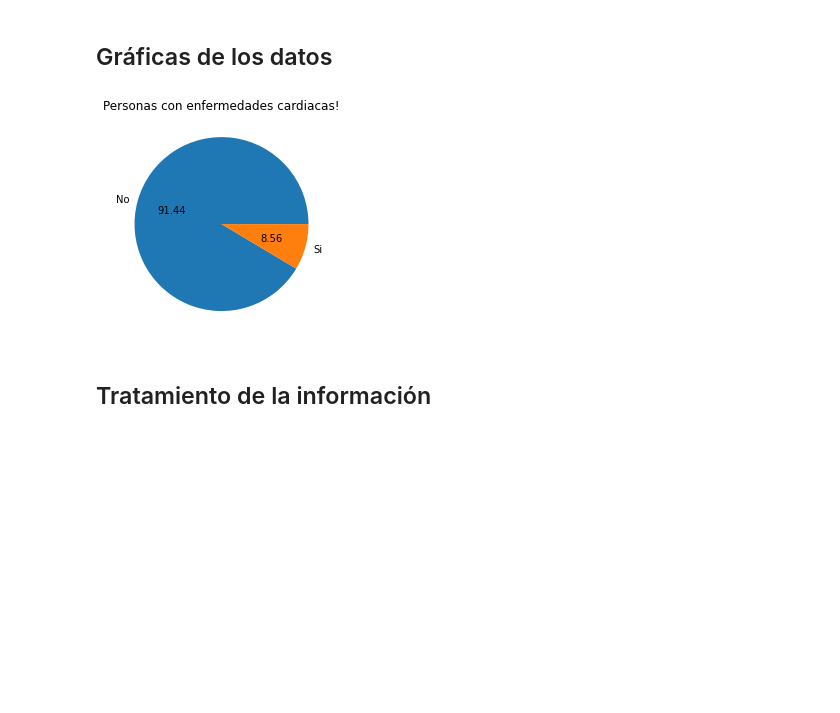
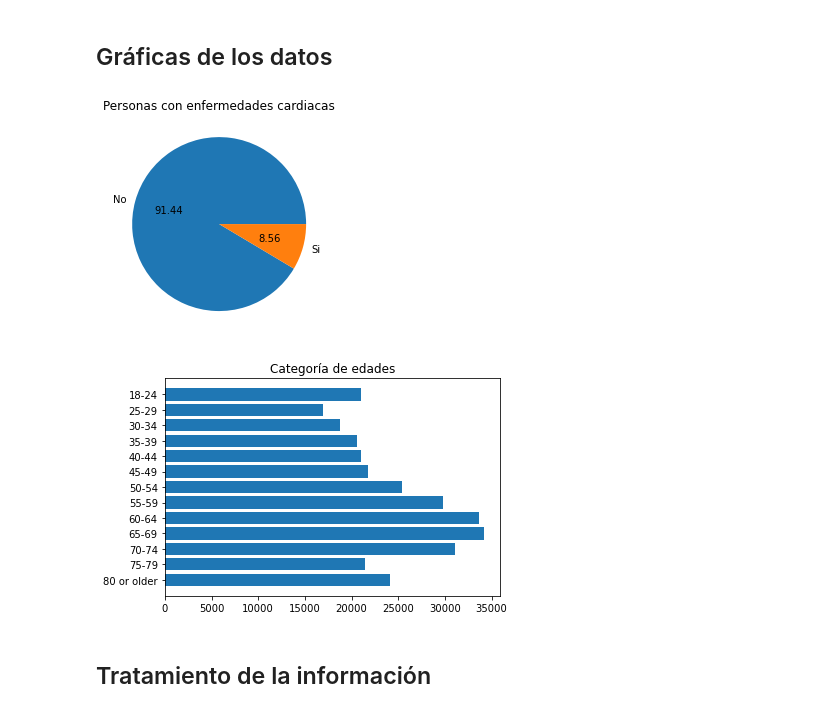
Before and after one commit to camillebutti/proyectoML, a Jupyter notebook: notebook.ipynb, the cells around one changed output. Cells and saved outputs as stored; diff of their text form; code cells hidden in the pictures; blank space fills up the shorter version.

```diff
--- a/notebook.ipynb
+++ b/notebook.ipynb
@@ -16,13 +16,31 @@ df.head()
 # %%
 import matplotlib.pyplot as plt
 
 x = [df['HeartDisease'][df['HeartDisease'] == 'No'].count(),
       df['HeartDisease'][df['HeartDisease'] == 'Yes'].count()]
 
+categorias = df['AgeCategory'].unique()
+cantidades = [df['AgeCategory'][df['AgeCategory'] == i].count() for i in categorias]
+
+for i in range(len(categorias)):
+      for j in range(len(categorias)-1-i):
+            if categorias[j] < categorias[j+1]:
+                  temp = categorias[j]
+                  categorias[j] = categorias[j+1]
+                  categorias[j+1] = temp
+                  temp = cantidades[j]
+                  cantidades[j] = cantidades[j+1]
+                  cantidades[j+1] = temp
+
 plt.title('Personas con enfermedades cardiacas')
 plt.pie(x,labels=['No','Si'],autopct='%.2f')
 plt.show()
+
+plt.title('Categoría de edades')
+plt.barh(categorias, cantidades)
+plt.show()
 # %% [output]
-[figure, old version]
+[figure, new version]
+[figure, added]
 # %% [markdown]
 ## Tratamiento de la información
```
Also changed, not shown: parts of 7 cells of this notebook, 1 other file.
